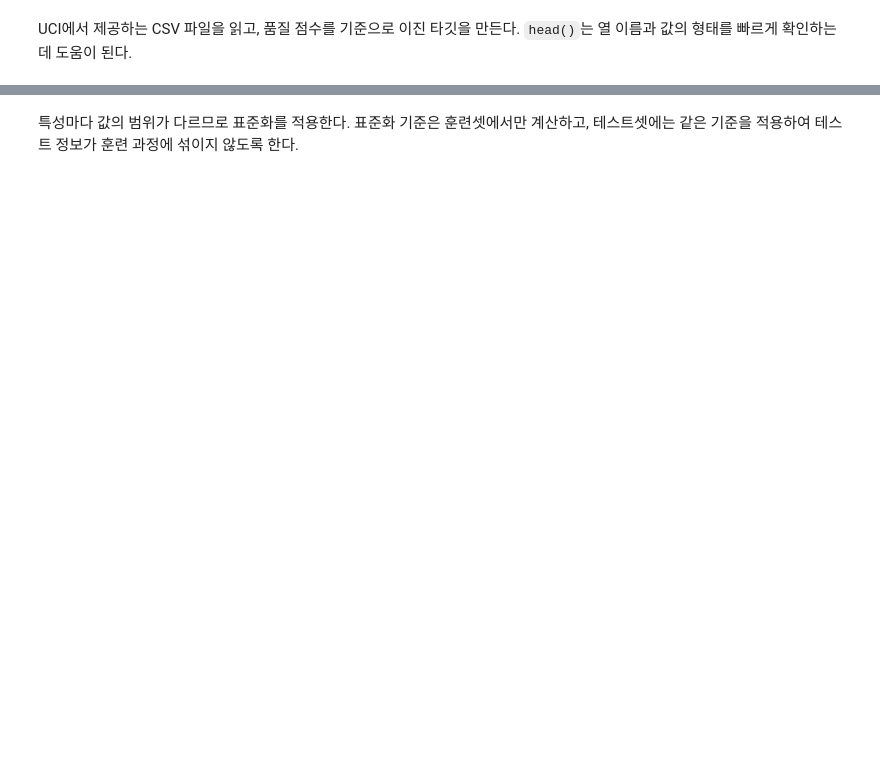
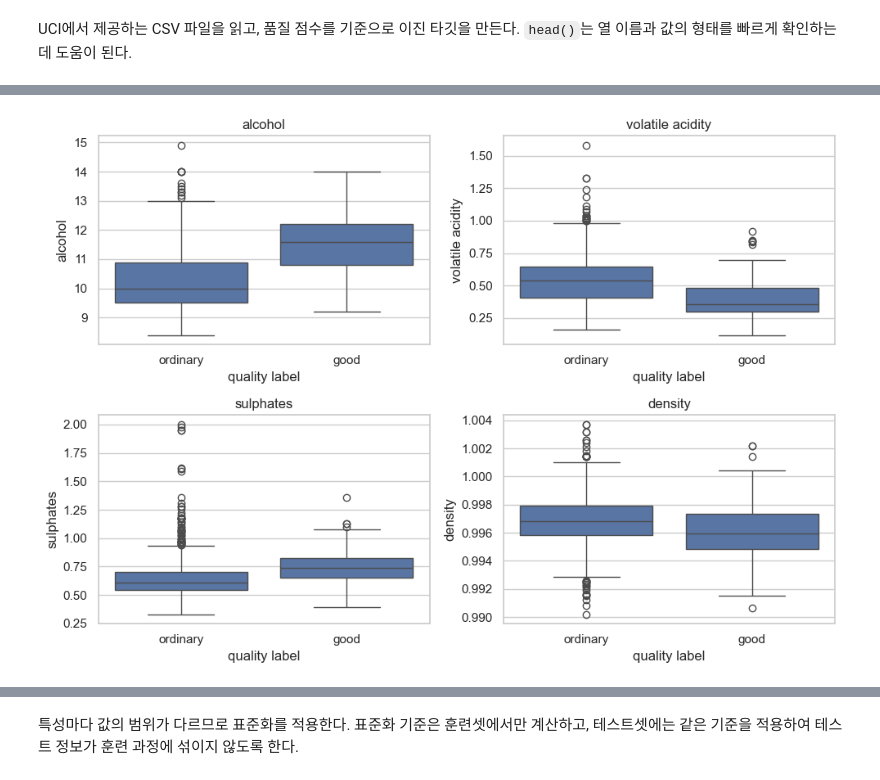
Before and after one commit to codingalzi/code-workout-datasci, a Jupyter notebook: ml_classification.ipynb, the cells around one changed output, grey strips where cells are left out. Saved outputs shown, nothing was run; the diff lists cells and outputs as text; code cells hidden in the pictures; blank space fills up the shorter version.

```diff
--- a/ml_classification.ipynb
+++ b/ml_classification.ipynb
@@ -251,0 +297,12 @@ plt.show()
+# %%
+fig, axes = plt.subplots(2, 2, figsize=(10, 7))
+
+for feature, ax in zip(selected_features, axes.ravel()):
+    sns.boxplot(data=wine_train, x="quality_label", y=feature, order=["ordinary", "good"], ax=ax)
+    ax.set_title(feature)
+    ax.set_xlabel("quality label")
+
+plt.tight_layout()
+plt.show()
+# %% [output]
+[figure, added]
```
Also changed, not shown: parts of 87 cells of this notebook, 2 other files.
